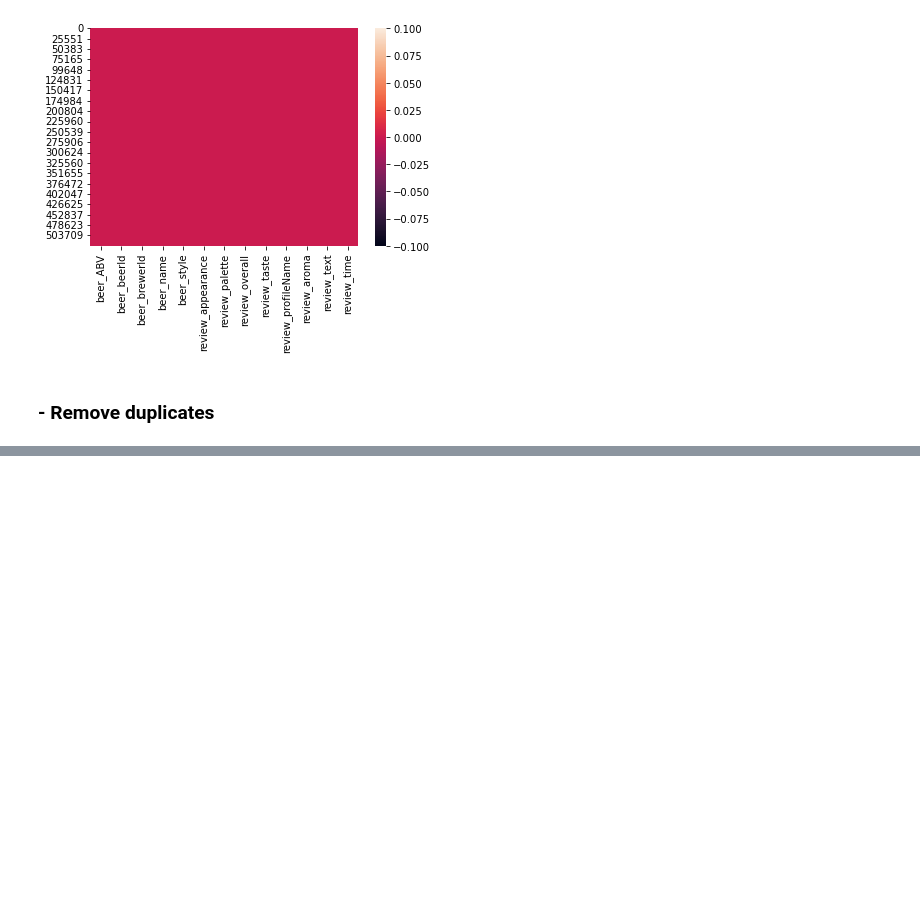
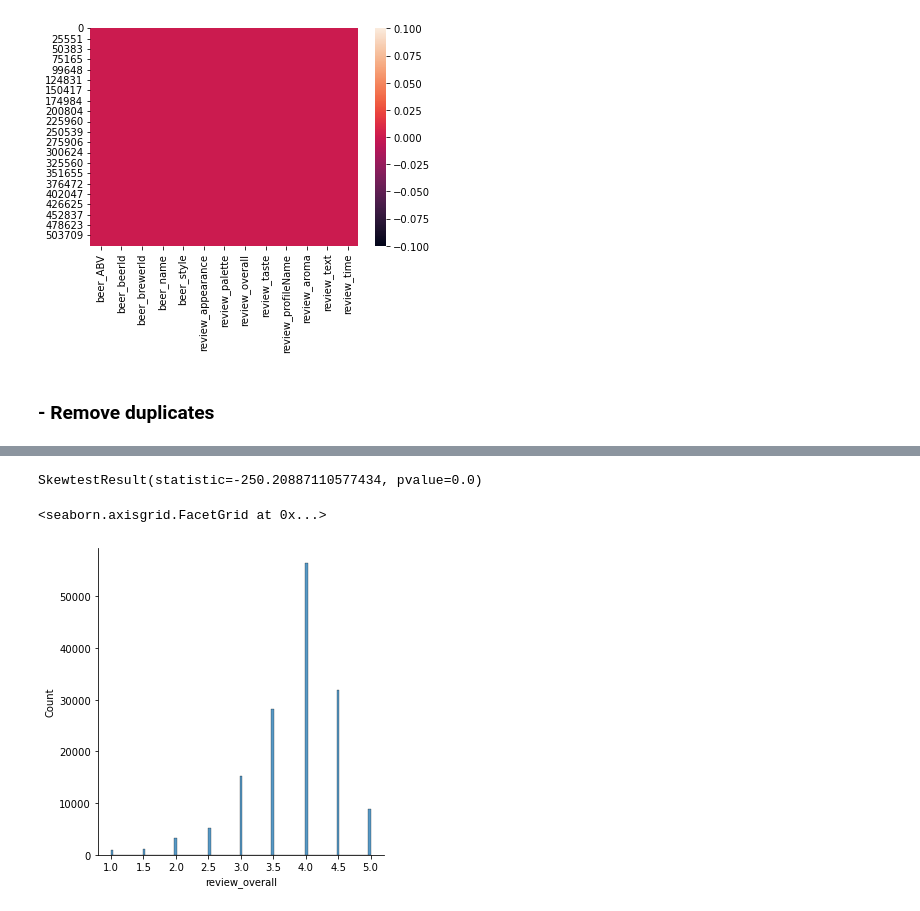
Before and after one commit to Noel-Ocean/Projects_Selected, a Jupyter notebook: EvolentHealth_BestBeer.ipynb, the cells around one changed output, grey strips where cells are left out. Cells and saved outputs as stored; diff of their text form; code cells hidden in the pictures; blank space fills up the shorter version.

```diff
--- a/EvolentHealth_BestBeer.ipynb
+++ b/EvolentHealth_BestBeer.ipynb
@@ -169,0 +183,10 @@ SkewtestResult(statistic=318.3167088772542, pvalue=0.0)
+# %%
+from scipy.stats import skewtest
+print(skewtest(df.review_overall, nan_policy="omit"))
+
+q2_ssample_skewtest = df.sample(frac=0.3, random_state=2023)
+sns.displot(data=q2_ssample_skewtest, x="review_overall")
+# %% [output]
+SkewtestResult(statistic=-250.20887110577434, pvalue=0.0)
+<seaborn.axisgrid.FacetGrid at 0x...>
+[figure, added]
```
Also changed, not shown: parts of 16 cells of this notebook.
